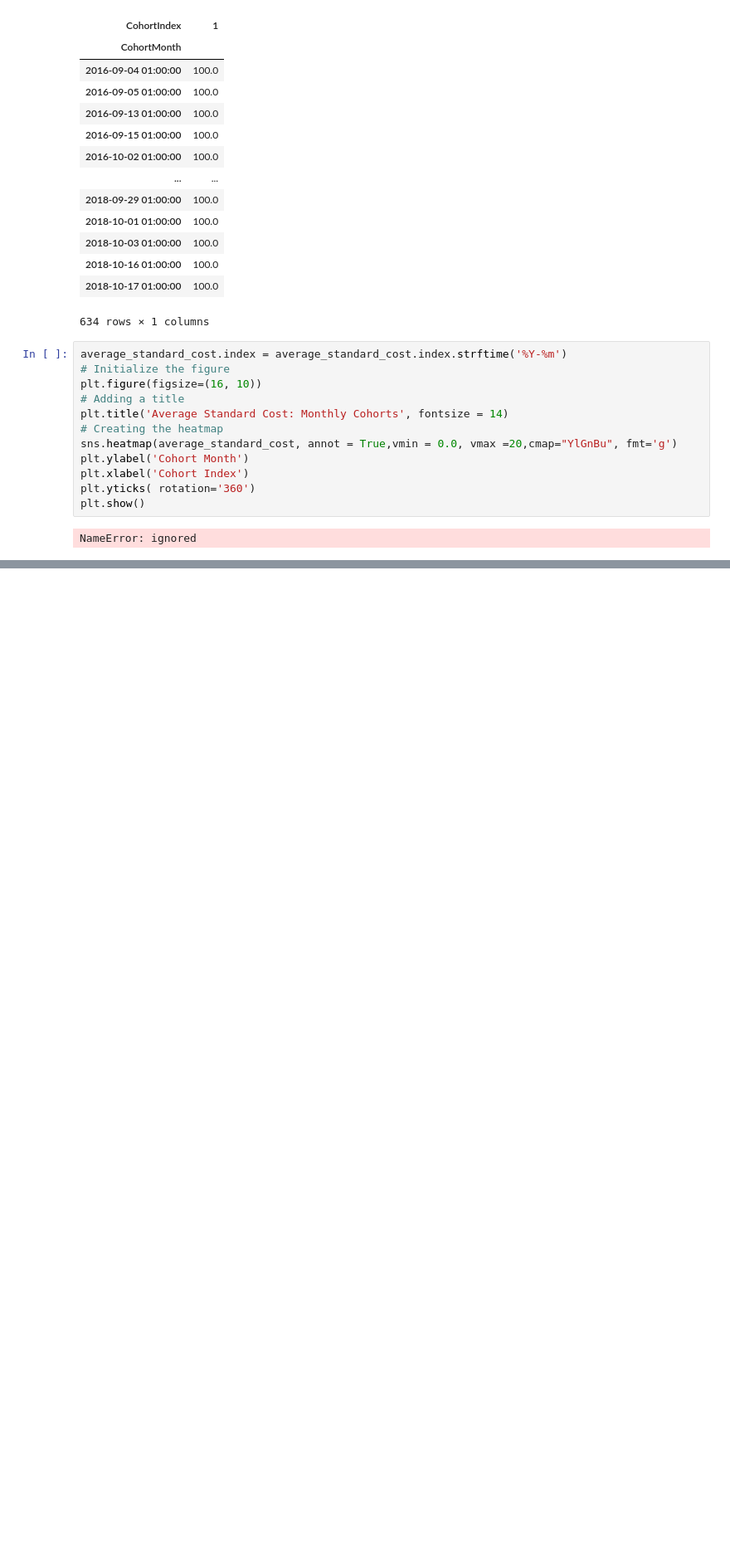
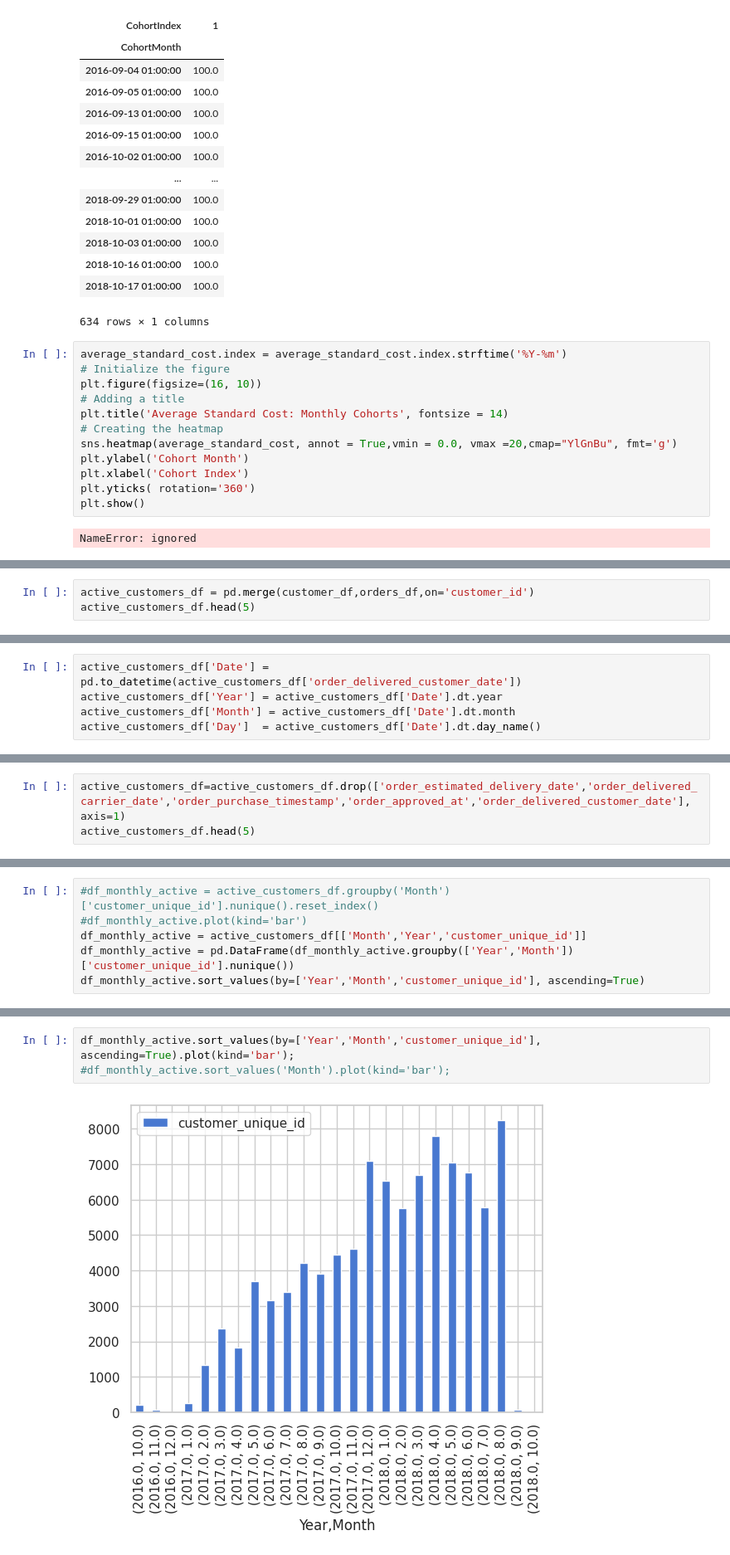
Before and after one commit to kanjamwingirwa/Olist, a Jupyter notebook: Olist_Analysis_Revised.ipynb, the cells around one changed output, grey strips where cells are left out. Shown at 83% size. Cells and saved outputs as stored; diff of their text form; blank space fills up the shorter version.

```diff
--- a/Olist_Analysis_Revised.ipynb
+++ b/Olist_Analysis_Revised.ipynb
@@ -1657,0 +1679,3 @@ NameError: ignored
+# %%
+active_customers_df = pd.merge(customer_df,orders_df,on='customer_id')
+active_customers_df.head(5)
@@ -1657,0 +1689,5 @@ NameError: ignored
+# %%
+active_customers_df['Date'] = pd.to_datetime(active_customers_df['order_delivered_customer_date'])
+active_customers_df['Year'] = active_customers_df['Date'].dt.year
+active_customers_df['Month'] = active_customers_df['Date'].dt.month
+active_customers_df['Day']  = active_customers_df['Date'].dt.day_name()
@@ -1657,0 +1703,3 @@ NameError: ignored
+# %%
+active_customers_df=active_customers_df.drop(['order_estimated_delivery_date','order_delivered_carrier_date','order_purchase_timestamp','order_approved_at','order_delivered_customer_date'], axis=1)
+active_customers_df.head(5)
@@ -1657,0 +1720,6 @@ NameError: ignored
+# %%
+#df_monthly_active = active_customers_df.groupby('Month')['customer_unique_id'].nunique().reset_index()
+#df_monthly_active.plot(kind='bar')
+df_monthly_active = active_customers_df[['Month','Year','customer_unique_id']]
+df_monthly_active = pd.DataFrame(df_monthly_active.groupby(['Year','Month'])['customer_unique_id'].nunique())
+df_monthly_active.sort_values(by=['Year','Month','customer_unique_id'], ascending=True)
@@ -1657,0 +1745,5 @@ NameError: ignored
+# %%
+df_monthly_active.sort_values(by=['Year','Month','customer_unique_id'], ascending=True).plot(kind='bar');
+#df_monthly_active.sort_values('Month').plot(kind='bar');
+# %% [output]
+[figure, added]
```
Also changed, not shown: parts of 8 cells of this notebook.
